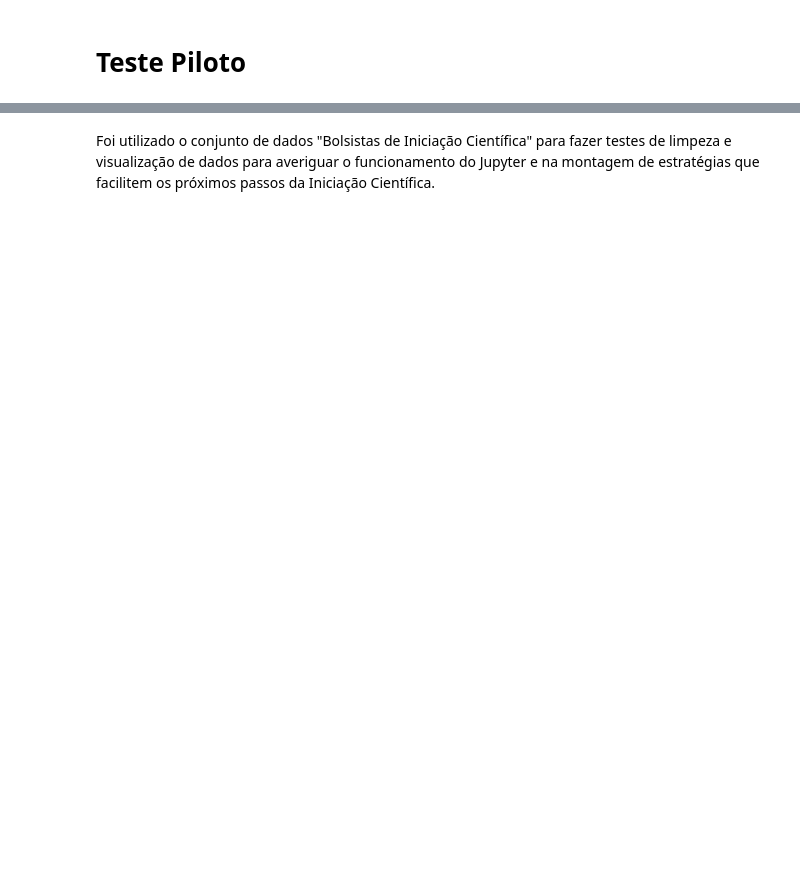
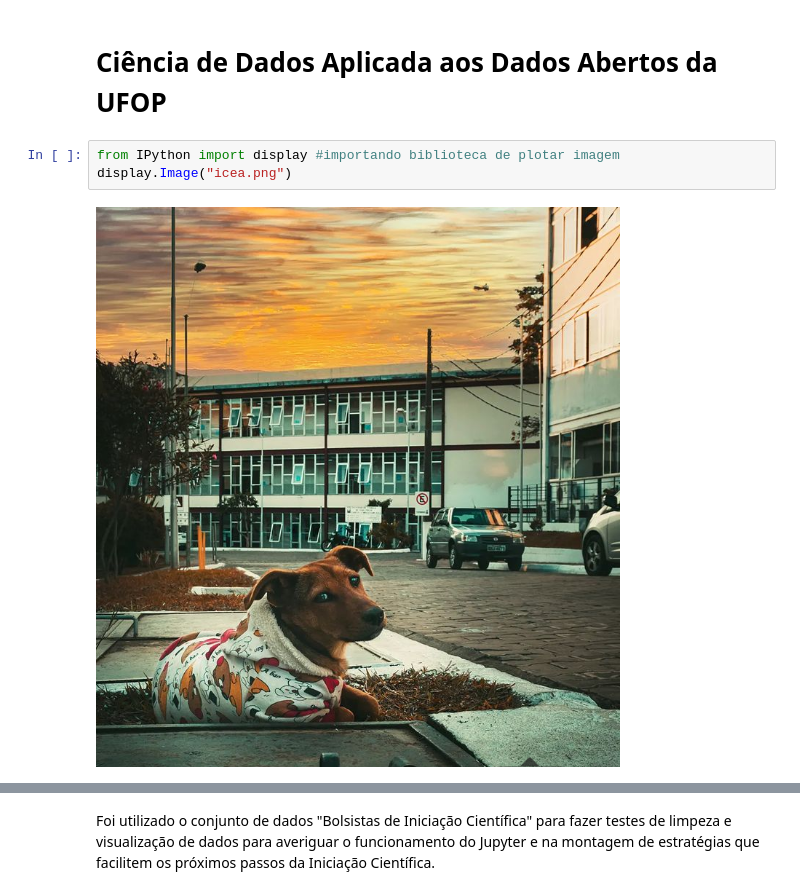
Before and after one commit to riguedes/IC_UFOP, a Jupyter notebook: teste.ipynb, the cells around one changed output, grey strips where cells are left out. Saved outputs shown, nothing was run; the diff lists cells and outputs as text; blank space fills up the shorter version.

```diff
--- a/teste.ipynb
+++ b/teste.ipynb
@@ -1,2 +1,7 @@
-# %% [markdown]
-# Teste Piloto
+# %% [markdown]
+# Ciência de Dados Aplicada aos Dados Abertos da UFOP
+# %%
+from IPython import display #importando biblioteca de plotar imagem
+display.Image("icea.png")
+# %% [output]
+[figure, added]
```
Also changed, not shown: parts of 34 cells of this notebook.
